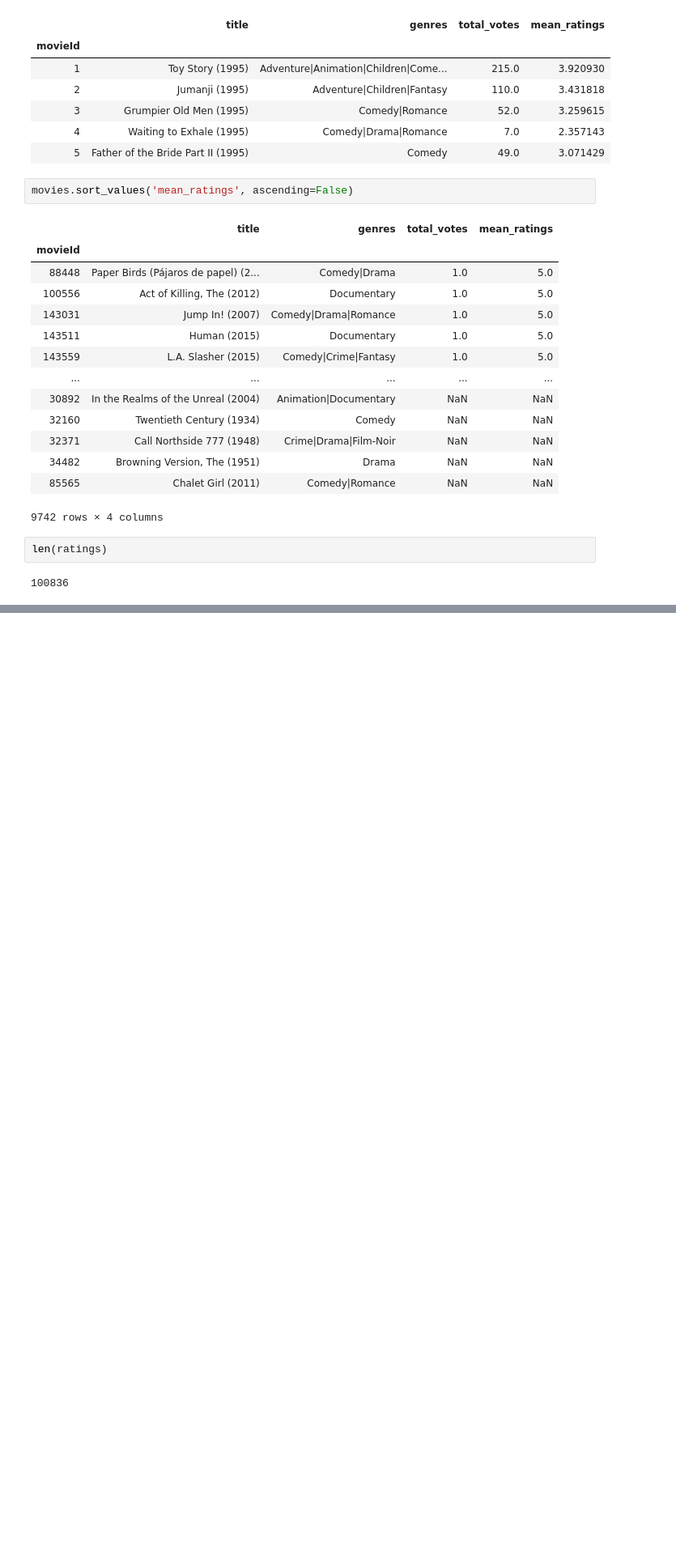
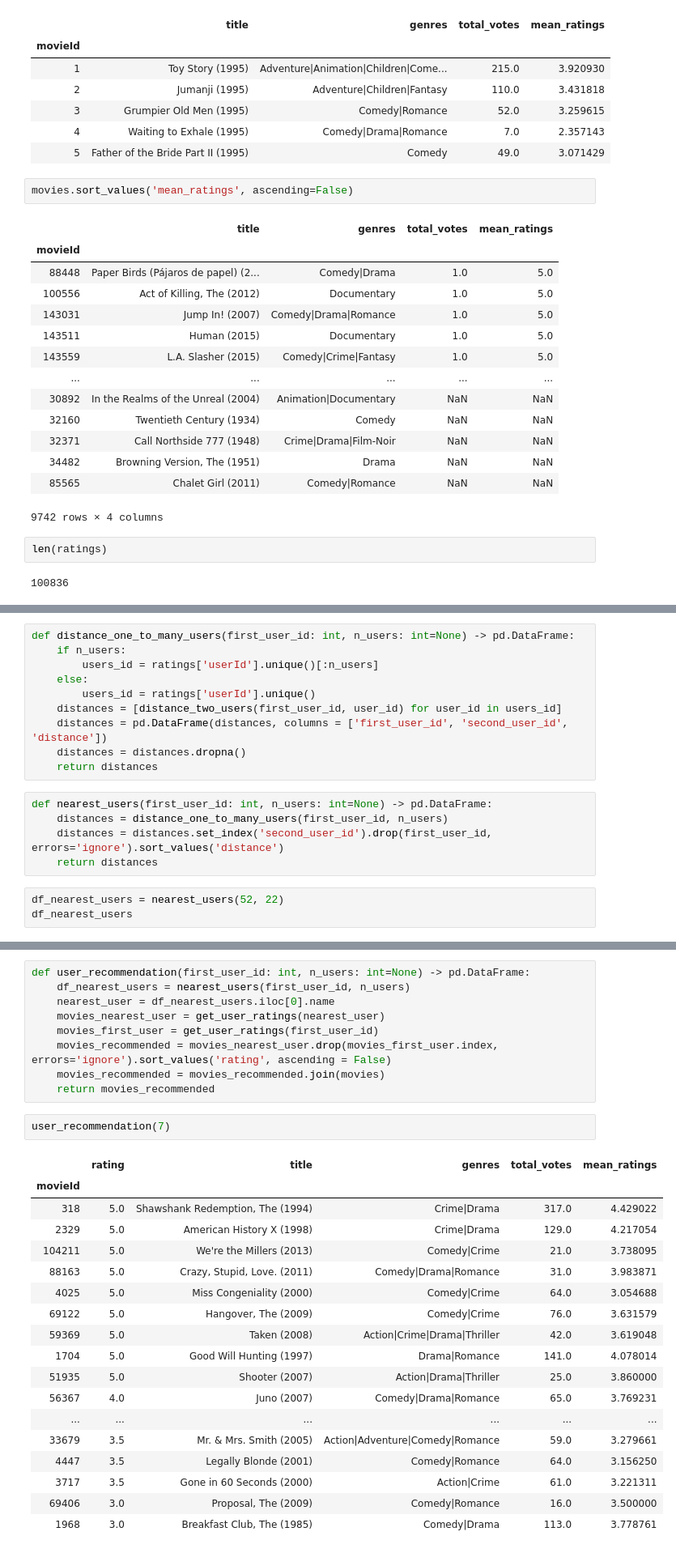
Before and after one commit to lucasrcsantana/training-ml, a Jupyter notebook: Machine Learning - Intro to system recomendations in Python.ipynb, the cells around one changed output, grey strips where cells are left out. Shown at 81% size. Drawn from its saved outputs; the diff is of its cells as text; blank space fills up the shorter version.

Commit message:
Implementing Recommendation System strategies

```diff
--- a/Machine Learning - Intro to system recomendations in Python.ipynb
+++ b/Machine Learning - Intro to system recomendations in Python.ipynb
@@ -114,0 +216,18 @@ len(ratings)
+# %%
+def distance_one_to_many_users(first_user_id: int, n_users: int=None) -> pd.DataFrame:
+    if n_users:
+        users_id = ratings['userId'].unique()[:n_users]
+    else:
+        users_id = ratings['userId'].unique()
+    distances = [distance_two_users(first_user_id, user_id) for user_id in users_id]
+    distances = pd.DataFrame(distances, columns = ['first_user_id', 'second_user_id', 'distance'])
+    distances = distances.dropna()
+    return distances
+# %%
+def nearest_users(first_user_id: int, n_users: int=None) -> pd.DataFrame:
+    distances = distance_one_to_many_users(first_user_id, n_users)
+    distances = distances.set_index('second_user_id').drop(first_user_id, errors='ignore').sort_values('distance')
+    return distances
+# %%
+df_nearest_users = nearest_users(52, 22)
+df_nearest_users
@@ -114,0 +252,30 @@ len(ratings)
+# %%
+def user_recommendation(first_user_id: int, n_users: int=None) -> pd.DataFrame:
+    df_nearest_users = nearest_users(first_user_id, n_users)
+    nearest_user = df_nearest_users.iloc[0].name
+    movies_nearest_user = get_user_ratings(nearest_user)
+    movies_first_user = get_user_ratings(first_user_id)
+    movies_recommended = movies_nearest_user.drop(movies_first_user.index, errors='ignore').sort_values('rating', ascending = False)
+    movies_recommended = movies_recommended.join(movies)
+    return movies_recommended
+# %%
+user_recommendation(7)
+# %% [output]
+|  | rating | title | genres | total_votes | mean_ratings |
+| movieId |  |  |  |  |  |
+| 318 | 5.0 | Shawshank Redemption, The (1994) | Crime|Drama | 317.0 | 4.429022 |
+| 2329 | 5.0 | American History X (1998) | Crime|Drama | 129.0 | 4.217054 |
+| 104211 | 5.0 | We're the Millers (2013) | Comedy|Crime | 21.0 | 3.738095 |
+| 88163 | 5.0 | Crazy, Stupid, Love. (2011) | Comedy|Drama|Romance | 31.0 | 3.983871 |
+| 4025 | 5.0 | Miss Congeniality (2000) | Comedy|Crime | 64.0 | 3.054688 |
+| 69122 | 5.0 | Hangover, The (2009) | Comedy|Crime | 76.0 | 3.631579 |
+| 59369 | 5.0 | Taken (2008) | Action|Crime|Drama|Thriller | 42.0 | 3.619048 |
+| 1704 | 5.0 | Good Will Hunting (1997) | Drama|Romance | 141.0 | 4.078014 |
+| 51935 | 5.0 | Shooter (2007) | Action|Drama|Thriller | 25.0 | 3.860000 |
+| 56367 | 4.0 | Juno (2007) | Comedy|Drama|Romance | 65.0 | 3.769231 |
+| ... | ... | ... | ... | ... | ... |
+| 33679 | 3.5 | Mr. & Mrs. Smith (2005) | Action|Adventure|Comedy|Romance | 59.0 | 3.279661 |
+| 4447 | 3.5 | Legally Blonde (2001) | Comedy|Romance | 64.0 | 3.156250 |
+| 3717 | 3.5 | Gone in 60 Seconds (2000) | Action|Crime | 61.0 | 3.221311 |
+| 69406 | 3.0 | Proposal, The (2009) | Comedy|Romance | 16.0 | 3.500000 |
+| 1968 | 3.0 | Breakfast Club, The (1985) | Comedy|Drama | 113.0 | 3.778761 |
```
Also changed, not shown: parts of 19 cells of this notebook.
